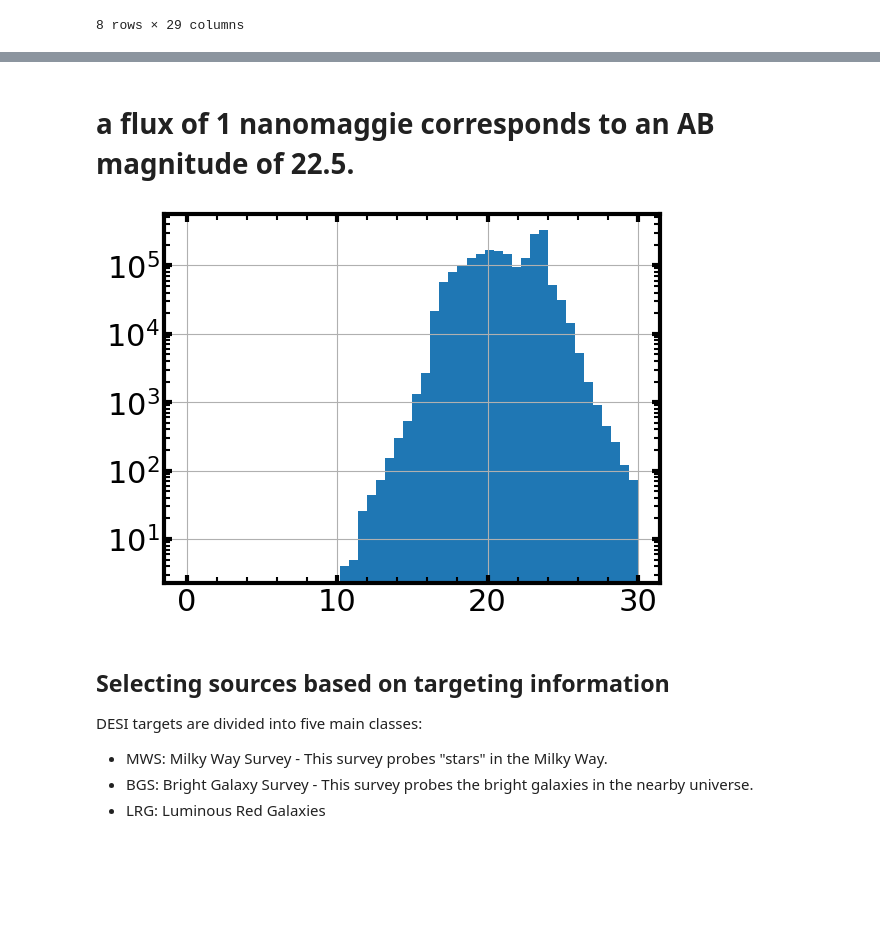
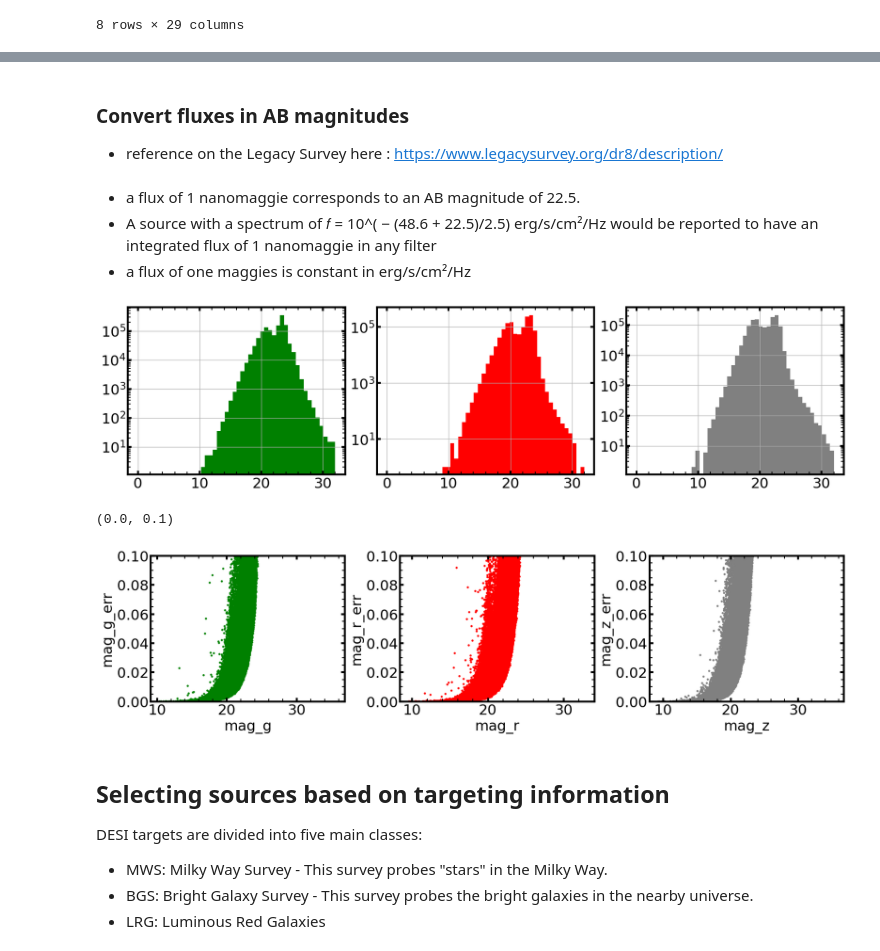
Before and after one commit to sylvielsstfr/DESIGetSpectra, a Jupyter notebook: docs/notebooks/astrodatalab/ExploreDESIGAL/01_DESI_EDR_forPZSedTemplates.ipynb, the cells around one changed output, grey strips where cells are left out. Cells and saved outputs as stored; diff of their text form; code cells hidden in the pictures; blank space fills up the shorter version.

```diff
--- a/docs/notebooks/astrodatalab/ExploreDESIGAL/01_DESI_EDR_forPZSedTemplates.ipynb
+++ b/docs/notebooks/astrodatalab/ExploreDESIGAL/01_DESI_EDR_forPZSedTemplates.ipynb
@@ -271,18 +276,58 @@ df.describe()
+# %%
+df = df[df.spectype == "GALAXY"]
+# %% [markdown]
+### Convert fluxes in AB magnitudes
+- reference on the Legacy Survey here : https://www.legacysurvey.org/dr8/description/
 # %% [markdown]
-# a flux of 1 nanomaggie corresponds to an AB magnitude of 22.5.
+- a flux of 1 nanomaggie corresponds to an AB magnitude of 22.5.
+- A source with a spectrum of 𝑓 = 10^( − (48.6 + 22.5)/2.5) erg/s/cm²/Hz would be reported to have an integrated flux of 1 nanomaggie in any filter
+- a flux of one maggies is constant in erg/s/cm²/Hz
+# %%
+#dm = -2.5 / log(10) * 1/(sqrt(ivar)*f)
+error_factor = 2.5/np.log(10)
 # %%
+# assuming the flux in in Jy
 #df["mag_g"] = df["flux_g"].apply(lambda x : (x*u.Jy).to_value(u.ABmag))
 #df["mag_r"] = df["flux_r"].apply(lambda x : (x*u.Jy).to_value(u.ABmag))
 #df["mag_z"] = df["flux_z"].apply(lambda x : (x*u.Jy).to_value(u.ABmag))
 
-df["mag_g"] = df["flux_g"].apply(lambda x : 22.5 - 2.5*np.log10(x))
-df["mag_r"] = df["flux_r"].apply(lambda x : 22.5 - 2.5*np.log10(x))
-df["mag_z"] = df["flux_z"].apply(lambda x : 22.5 - 2.5*np.log10(x))
+# assuming the flux is in nanomaggies
+#df["mag_g"] = df["flux_g"].apply(lambda x : 22.5 - 2.5*np.log10(x))
+#df["mag_r"] = df["flux_r"].apply(lambda x : 22.5 - 2.5*np.log10(x))
+#df["mag_z"] = df["flux_z"].apply(lambda x : 22.5 - 2.5*np.log10(x))
+
+# assuming the flux is in maggies (erg/s/cm²/Hz)
+df["mag_g"] = df["flux_g"].apply(lambda x : (x*u.erg/u.s/(u.cm)**2/u.Hz).to_value(u.ABmag) + 48.6 + 22.5)
+df["mag_r"] = df["flux_r"].apply(lambda x : (x*u.erg/u.s/(u.cm)**2/u.Hz).to_value(u.ABmag) + 48.6 + 22.5)
+df["mag_z"] = df["flux_z"].apply(lambda x : (x*u.erg/u.s/(u.cm)**2/u.Hz).to_value(u.ABmag) + 48.6 + 22.5)
+# %%
+df["mag_g_err"] = df[["flux_g","flux_ivar_g"]].apply(lambda x : error_factor/x[0]/np.sqrt(x[1]),raw=True,axis=1)
+df["mag_r_err"] = df[["flux_r","flux_ivar_r"]].apply(lambda x : error_factor/x[0]/np.sqrt(x[1]),raw=True,axis=1)
+df["mag_z_err"] = df[["flux_z","flux_ivar_z"]].apply(lambda x : error_factor/x[0]/np.sqrt(x[1]),raw=True,axis=1)
 # %%
-df["mag_g"].hist(bins=50,range=(0,30))
-plt.yscale('log')
+fig,axs = plt.subplots(1,3,figsize=(16,4),layout="constrained")
+ax1,ax2,ax3 = axs.flatten()
+df["mag_g"].hist(bins=50,range=(0,32),ax=ax1,facecolor="g")
+ax1.set_yscale("log")
+df["mag_r"].hist(bins=50,range=(0,32),ax=ax2,facecolor="r")
+ax2.set_yscale("log")
+df["mag_z"].hist(bins=50,range=(0,32),ax=ax3,facecolor="grey")
+ax3.set_yscale("log")
 # %% [output]
-[figure, old version]
+[figure, new version]
+# %%
+fig,axs = plt.subplots(1,3,figsize=(16,4),layout="constrained")
+ax1,ax2,ax3 = axs.flatten()
+df.plot.scatter(x="mag_g",y="mag_g_err",ax=ax1,marker=".",color="g")
+df.plot.scatter(x="mag_r",y="mag_r_err",ax=ax2,marker=".",color="r")
+df.plot.scatter(x="mag_z",y="mag_z_err",ax=ax3,marker=".",color="grey")
+
+ax1.set_ylim(0,0.1)
+ax2.set_ylim(0,0.1)
+ax3.set_ylim(0,0.1)
+# %% [output]
+(0.0, 0.1)
+[figure, added]
 # %% [markdown]
 <a class="anchor" id="target_info"></a>
 ## Selecting sources based on targeting information
```
Also changed, not shown: parts of 22 cells of this notebook.
